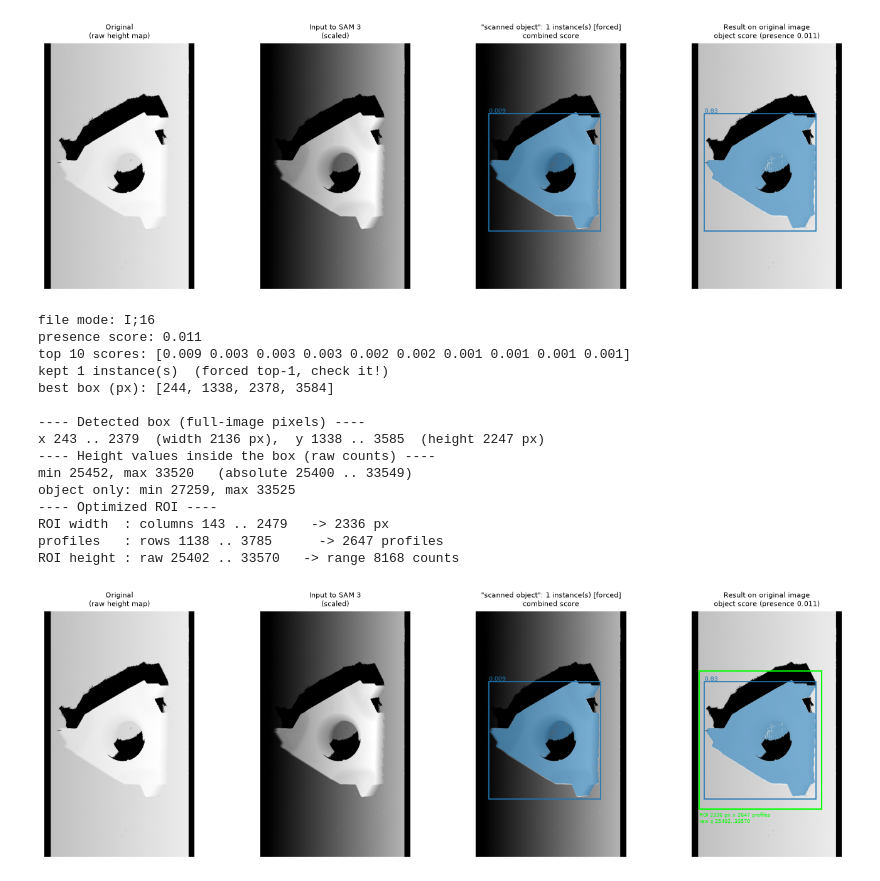
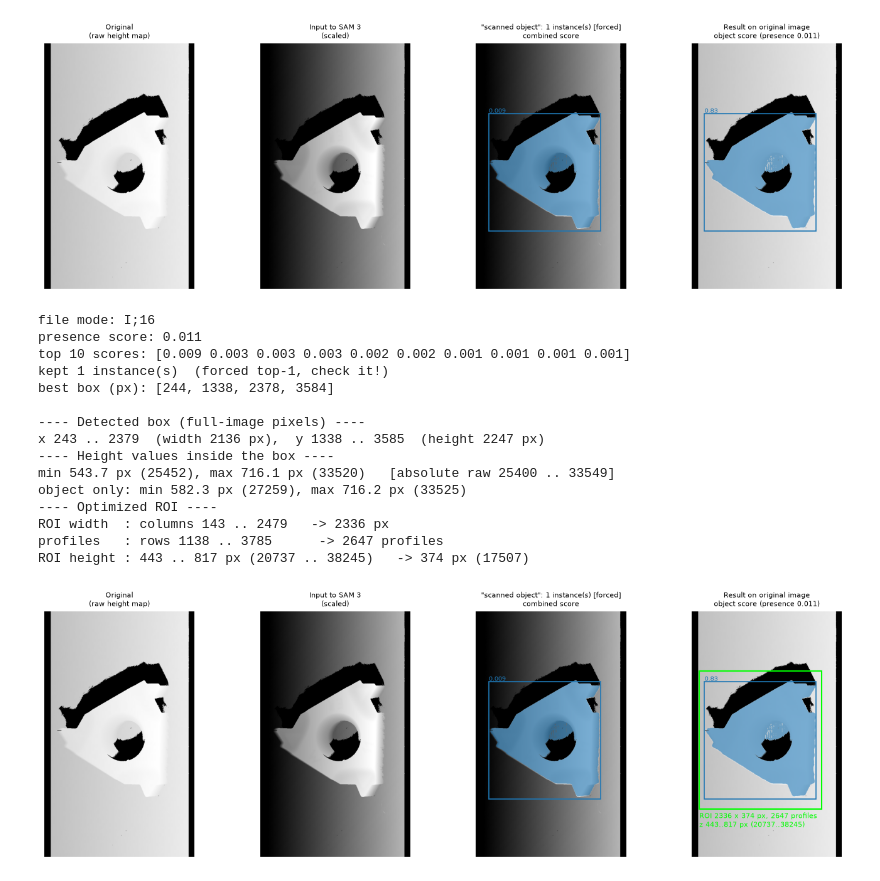
Before and after one commit to FlyingMatrix/sam3, a Jupyter notebook: test.ipynb, the cells around one changed output. Cells and saved outputs as stored; diff of their text form; code cells hidden in the pictures.

```diff
--- a/test.ipynb
+++ b/test.ipynb
@@ -971,8 +986,22 @@ ALPHA       = 0.6
 # ROI settings
 ROI_WT      = 100                       # ROI width margin, px left/right (imager columns)
 NoP_T       = 200                       # number-of-profiles margin, before/after (scan direction)
-ROI_HT      = 50                        # ROI height margin, raw counts below/above
+ROI_HT      = 100                       # ROI height margin, pixels below/above (same unit as ROI width)
 P_LO, P_HI  = 0.1, 99.9                 # robust min/max percentiles for raw heights (ignore spikes)
+Z_COUNT_MAX = 65536                     # Z-map count range: 0 .. 65536
+Z_PIX_MAX   = 1400                      # corresponding ROI height range in pixels: 0 .. 1400
+Z_INVERT    = False                     # True if a higher count means a LOWER pixel row
+
+def counts_to_px(c):
+    """Convert a raw Z-map count to ROI height pixels (linear mapping)."""
+    px = c * Z_PIX_MAX / Z_COUNT_MAX
+    return Z_PIX_MAX - px if Z_INVERT else px
+
+def px_to_counts(p):
+    """Convert ROI height pixels back to a raw Z-map count (inverse of counts_to_px)."""
+    if Z_INVERT:
+        p = Z_PIX_MAX - p
+    return p * Z_COUNT_MAX / Z_PIX_MAX
 
 # ---------------- 1) Load height map and scale to 0..255 ----------------
 raw = Image.open(image_path)
@@ -1060,21 +1089,36 @@ opt_width = opt_x2 - opt_x1
 opt_y1 = y1 - NoP_T                              # first profile (may be < 0 = before this scan)
 opt_y2 = y2 + NoP_T
 opt_nop = (y2 - y1) + 2 * NoP_T                  # optimized_NoP_to_capture = y2 - y1 + 2 * NoP_T
-opt_z_min = max(z_min - ROI_HT, 1)               # optimized_ROI_height = [min - ROI_HT, max + ROI_HT]
-opt_z_max = min(z_max + ROI_HT, 65535)           #   (raw counts; 0 is reserved for no data)
+
+# Optimized ROI height in pixels: optimized_ROI_height = [min - ROI_HT, max + ROI_HT]
+#   box height range converted to pixels, margin added in pixels,
+#   rounded outward so the range is never cut, clamped to 0 .. Z_PIX_MAX
+pa, pb = sorted((counts_to_px(z_min), counts_to_px(z_max)))
+opt_zpx_min = max(int(np.floor(pa - ROI_HT)), 0)
+opt_zpx_max = min(int(np.ceil(pb + ROI_HT)), Z_PIX_MAX)
+opt_zpx_height = opt_zpx_max - opt_zpx_min
+
+# Same range as raw counts (for information), clamped to 0 .. 65535
+ca, cb = sorted((px_to_counts(opt_zpx_min), px_to_counts(opt_zpx_max)))
+opt_z_min = max(ca, 0)
+opt_z_max = min(cb, 65535)
 
 print("\n---- Detected box (full-image pixels) ----")
 print(f"x {x1} .. {x2}  (width {x2 - x1} px),  y {y1} .. {y2}  (height {y2 - y1} px)")
-print("---- Height values inside the box (raw counts) ----")
-print(f"min {z_min:.0f}, max {z_max:.0f}   (absolute {z_box.min():.0f} .. {z_box.max():.0f})")
-print(f"object only: min {z_obj_min:.0f}, max {z_obj_max:.0f}")
+print("---- Height values inside the box ----")
+print(f"min {counts_to_px(z_min):.1f} px ({z_min:.0f}), max {counts_to_px(z_max):.1f} px ({z_max:.0f})"
+      f"   [absolute raw {z_box.min():.0f} .. {z_box.max():.0f}]")
+print(f"object only: min {counts_to_px(z_obj_min):.1f} px ({z_obj_min:.0f}), "
+      f"max {counts_to_px(z_obj_max):.1f} px ({z_obj_max:.0f})")
 print("---- Optimized ROI ----")
 print(f"ROI width  : columns {opt_x1} .. {opt_x2}   -> {opt_width} px")
 print(f"profiles   : rows {opt_y1} .. {opt_y2}      -> {opt_nop} profiles")
-print(f"ROI height : raw {opt_z_min:.0f} .. {opt_z_max:.0f}   -> range {opt_z_max - opt_z_min:.0f} counts")
+print(f"ROI height : {opt_zpx_min} .. {opt_zpx_max} px ({opt_z_min:.0f} .. {opt_z_max:.0f})"
+      f"   -> {opt_zpx_height} px ({opt_z_max - opt_z_min:.0f})")
 
 roi = {"x_start": opt_x1, "x_end": opt_x2, "width": opt_width,
        "profile_start": opt_y1, "profile_end": opt_y2, "number_of_profiles": opt_nop,
+       "z_start_px": opt_zpx_min, "z_end_px": opt_zpx_max, "height_px": opt_zpx_height,
        "z_min_raw": float(opt_z_min), "z_max_raw": float(opt_z_max),
        "box_z_min_raw": float(z_min), "box_z_max_raw": float(z_max)}
 
@@ -1140,37 +1184,38 @@ axes[2].imshow(overlay, aspect="equal")
 draw_boxes(axes[2], kept_scores, fmt=".3f")
 axes[2].set_title(f'"{text_prompt}": {N} instance(s)' + (" [forced]" if forced else "")
                   + "\ncombined score", fontsize=8)
 
 # 4) Result on the original raw height map, object score + optimized ROI (olive)
 axes[3].imshow(z_disp, **raw_kw)
 axes[3].imshow(overlay, aspect="equal")
 draw_boxes(axes[3], object_scores, fmt=".2f")
 ry1, ry2 = max(opt_y1, 0), min(opt_y2, H)          # clamp to the image for drawing
 axes[3].add_patch(patches.Rectangle((opt_x1 * s, ry1 * s), (opt_x2 - opt_x1) * s, (ry2 - ry1) * s,
                                     fill=False, edgecolor="lime", linewidth=1.5))
-axes[3].text(opt_x1 * s, ry2 * s + 12, f"ROI {opt_width} px x {opt_nop} profiles\n"
-             f"raw z {opt_z_min:.0f}..{opt_z_max:.0f}", color="lime", fontsize=6, va="top")
+axes[3].text(opt_x1 * s, ry2 * s + 12, f"ROI {opt_width} x {opt_zpx_height} px, {opt_nop} profiles\n"
+             f"z {opt_zpx_min}..{opt_zpx_max} px ({opt_z_min:.0f}..{opt_z_max:.0f})",
+             color="lime", fontsize=8, va="top")
 axes[3].set_title("Result on original image\n"
                   + (f"object score (presence {presence:.3f})" if presence else "object score"),
                   fontsize=8)
 
 for ax in axes:
     ax.axis("off")
 plt.show()
 # %% [output]
 file mode: I;16
 presence score: 0.011
 top 10 scores: [0.009 0.003 0.003 0.003 0.002 0.002 0.001 0.001 0.001 0.001]
 kept 1 instance(s)  (forced top-1, check it!)
 best box (px): [244, 1338, 2378, 3584]
 
 ---- Detected box (full-image pixels) ----
 x 243 .. 2379  (width 2136 px),  y 1338 .. 3585  (height 2247 px)
----- Height values inside the box (raw counts) ----
-min 25452, max 33520   (absolute 25400 .. 33549)
-object only: min 27259, max 33525
+---- Height values inside the box ----
+min 543.7 px (25452), max 716.1 px (33520)   [absolute raw 25400 .. 33549]
+object only: min 582.3 px (27259), max 716.2 px (33525)
 ---- Optimized ROI ----
 ROI width  : columns 143 .. 2479   -> 2336 px
 profiles   : rows 1138 .. 3785      -> 2647 profiles
-ROI height : raw 25402 .. 33570   -> range 8168 counts
+ROI height : 443 .. 817 px (20737 .. 38245)   -> 374 px (17507)
-[figure, old version]
+[figure, new version]
```
Also changed, not shown: parts of 4 cells of this notebook.
